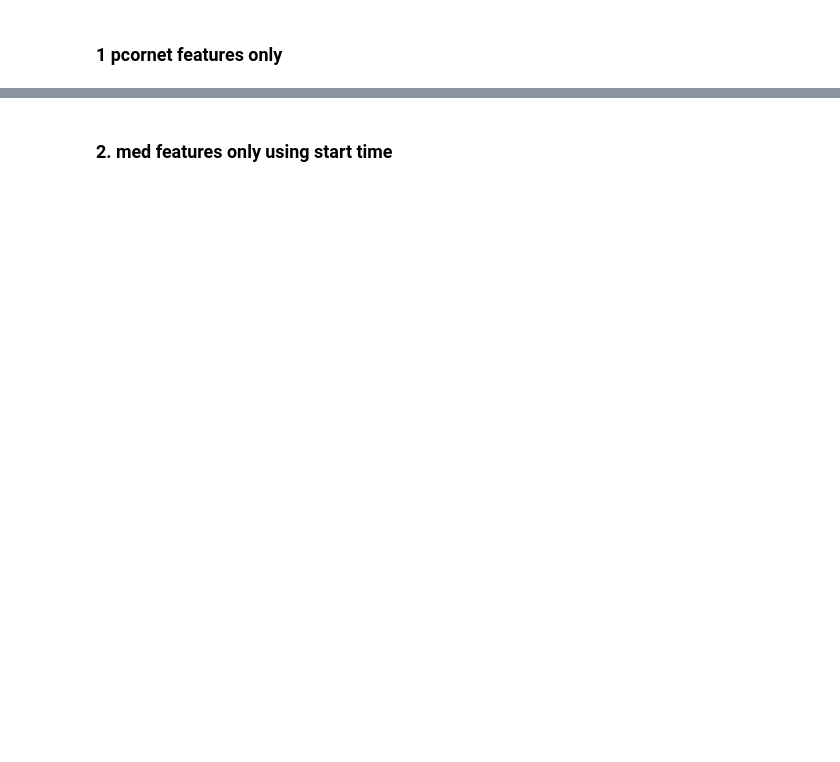
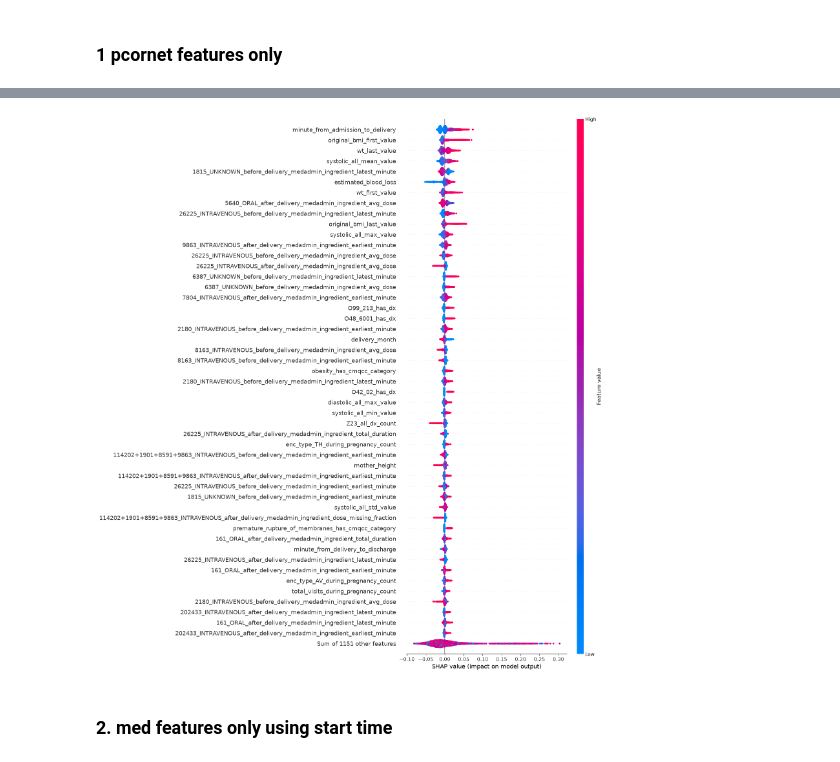
Before and after one commit to wake-forest-ctsi/ammi_wake, a Jupyter notebook: ml/python/ssi/notebooks/importance_of_or_timings_for_paper.ipynb, the cells around one changed output, grey strips where cells are left out. Cells and saved outputs as stored; diff of their text form; code cells hidden in the pictures; blank space fills up the shorter version.

Commit message:
modify imputer and k selection; ready to run importance_of_or_timings_for_paper_simplified.ipynb

```diff
--- a/ml/python/ssi/notebooks/importance_of_or_timings_for_paper.ipynb
+++ b/ml/python/ssi/notebooks/importance_of_or_timings_for_paper.ipynb
@@ -22,8 +30,8 @@ df_pivoted
 # %%
-from preprocess import preprocess
+from ssi.preprocess import preprocess
 
 buf = io.StringIO()
 with redirect_stdout(buf):
-    df_pivoted_preprocessed = preprocess(df_pivoted)
+    df_pivoted_preprocessed = preprocess(df_pivoted, defer_imputation=True)
 # %%
 df_pivoted_preprocessed.isna().sum().sort_values(ascending=False)
@@ -48,13 +86,17 @@ len(med_features)  # this has more since it has _isna features in it
 # %%
-from sklearn.model_selection import GridSearchCV, StratifiedKFold
 from sklearn.ensemble import RandomForestClassifier
+from sklearn.pipeline import Pipeline
 
-clf = GridSearchCV(RandomForestClassifier(class_weight='balanced', random_state=42),
-                   param_grid = {'min_samples_split': [20, 50, 70, 100, 200, 500]},
-                  #  param_grid= = {'min_samples_split': [500]}
-                   verbose=3,
-                   cv=StratifiedKFold(n_splits=5, random_state=42, shuffle=True),
-                   scoring=['f1', 'roc_auc'],
-                   refit='roc_auc')
+from src.clinical_imputer import ClinicalImputer
+from src.model_training import nested_cv_evaluation_feature_selection
+
+param_grid = {'clf__min_samples_split': [20, 50, 70, 100, 200, 500]}
+cv_settings = dict(groups=mother_patid, outer_splits=5, inner_splits=5, random_state=range(10))
+
+def rf_pipeline(columns):
+    return Pipeline([
+        ('clinical', ClinicalImputer(columns=columns)),
+        ('clf', RandomForestClassifier(n_estimators=200, random_state=42, class_weight='balanced', n_jobs=N_JOBS)),
+    ])
 # %% [markdown]
 ### 1 pcornet features only
@@ -65,4 +103,3 @@ from src.model_training import nested_cv_evaluation_feature_selection
 # %%
-pcornet_features = [x for x in df_pivoted_filtered.columns \
-                    if x not in or_timings_features and x != 'target_variable' and x != 'birthid' and x != 'mother_patid']
+pcornet_features = [x for x in df_pivoted_filtered.columns if x not in or_timings_features]
 len(pcornet_features)
@@ -71,10 +108,6 @@ len(pcornet_features)
 # %%
-X = df_pivoted_filtered[pcornet_features]
-print(X.shape)
-y = df_pivoted_filtered['target_variable']
-mother_patid = df_pivoted_filtered['mother_patid']
-clf = RandomForestClassifier(n_estimators=200, random_state=42, class_weight='balanced')
-param_grid = {'min_samples_split': [20, 50, 70, 100, 200, 500]}
-
-metrics_baseline = nested_cv_evaluation_feature_selection(X, y, clf, param_grid, groups=mother_patid,
-                                                          outer_splits=5, inner_splits=5, random_state=range(10))
+model_features = pcornet_features
+print(f'Predictors: {len(model_features)}')
+metrics_baseline = nested_cv_evaluation_feature_selection(
+    X, y, rf_pipeline(model_features), param_grid, **cv_settings,
+)
@@ -93,7 +165,9 @@ def get_shap(clf, X, max_display=30):
 # %%
-clf = RandomForestClassifier(n_estimators=200, random_state=42, class_weight='balanced', min_samples_split=100)
+clf = rf_pipeline(model_features).set_params(clf__min_samples_split=100)
 clf.fit(X, y)
-shap_values = get_shap(clf, X, max_display=50)
+shap_values = get_shap(clf.named_steps['clf'], clf[:-1].transform(X), max_display=50)
+# %% [output]
+[figure, added]
 # %% [markdown]
 ### 2. med features only using start time
 # %%
```
Also changed, not shown: parts of 47 cells of this notebook, 12 other files.
